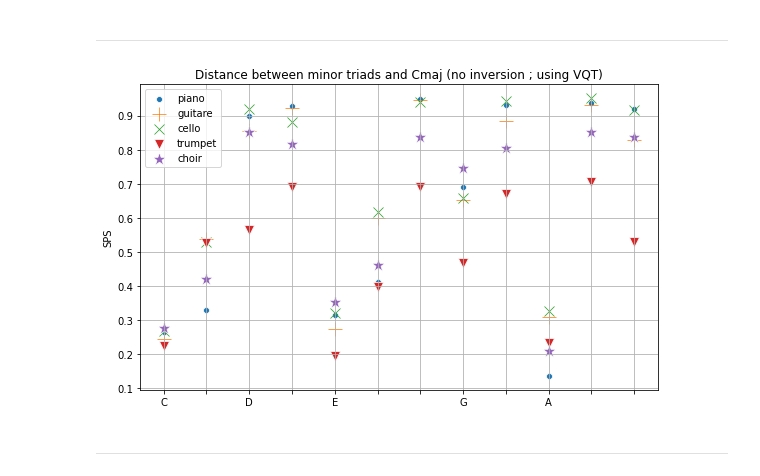
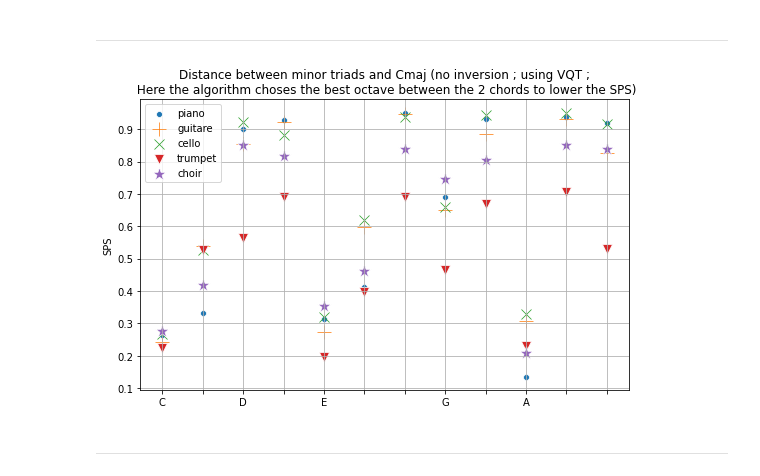
Before and after one commit to DCMLab/chord-eval, a Jupyter notebook: comparison.ipynb, the cells around one changed output. Saved outputs shown, nothing was run; the diff lists cells and outputs as text; code cells hidden in the pictures.

```diff
--- a/comparison.ipynb
+++ b/comparison.ipynb
@@ -275,39 +275,39 @@ ___
 from Chord_SPS import chord_SPS
 from data_types import ChordType
 # %%
-chord_type = ChordType.MINOR
 roots = np.arange(0,12)
 programs = [0, 24, 42, 56, 91]
 
-piano = [chord_SPS(0,root,ChordType.MAJOR, chord_type,
+piano = [chord_SPS(0,root,ChordType.MAJOR, ChordType.MINOR,
                     program1=0,program2=0)[0] for root in roots]
-guitare = [chord_SPS(0,root,ChordType.MAJOR, chord_type,
+guitare = [chord_SPS(0,root,ChordType.MAJOR, ChordType.MINOR,
                      program1=24,program2=24)[0] for root in roots]
-cello = [chord_SPS(0,root,ChordType.MAJOR, chord_type,
+cello = [chord_SPS(0,root,ChordType.MAJOR, ChordType.MINOR,
                    program1=42,program2=42)[0] for root in roots]
-trumpet = [chord_SPS(0,root,ChordType.MAJOR, chord_type,
+trumpet = [chord_SPS(0,root,ChordType.MAJOR, ChordType.MINOR,
                      program1=56,program2=56)[0] for root in roots]
-choir = [chord_SPS(0,root,ChordType.MAJOR, chord_type,
+choir = [chord_SPS(0,root,ChordType.MAJOR, ChordType.MINOR,
                    program1=91,program2=91)[0] for root in roots]
 pc = np.arange(12)
 
 fig, axs = plt.subplots(1,1, figsize=(8,5))
 
 sns.scatterplot(x=pc, y=piano, label='piano', marker='o', ax=axs)
 sns.scatterplot(x=pc, y=guitare, label='guitare', marker='+', s=200, ax=axs)
 sns.scatterplot(x=pc, y=cello, label='cello', marker='x', s=100, ax=axs)
 sns.scatterplot(x=pc, y=trumpet, label='trumpet', marker='v', s=100, ax=axs)
 sns.scatterplot(x=pc, y=choir, label='choir', marker='*', s=200, ax=axs)
 
-axs.set(title='Distance between minor triads and Cmaj (no inversion ; using VQT)',xlabel='', ylabel='SPS')
+axs.set(title='Distance between minor triads and Cmaj (no inversion ; using VQT ;\n Here the algorithm choses the best octave between the 2 chords to lower the SPS)',
+        xlabel='', ylabel='SPS')
 axs.set_xticks(np.arange(12))
 axs.set_xticklabels(['C','','D','','E','','','G','','A','',''])
 axs.grid()
 axs.legend()
 
 fig.tight_layout()
 # %% [output]
-[figure, old version]
+[figure, new version]
 # %% [markdown]
 _____
 # %% [markdown]
```
